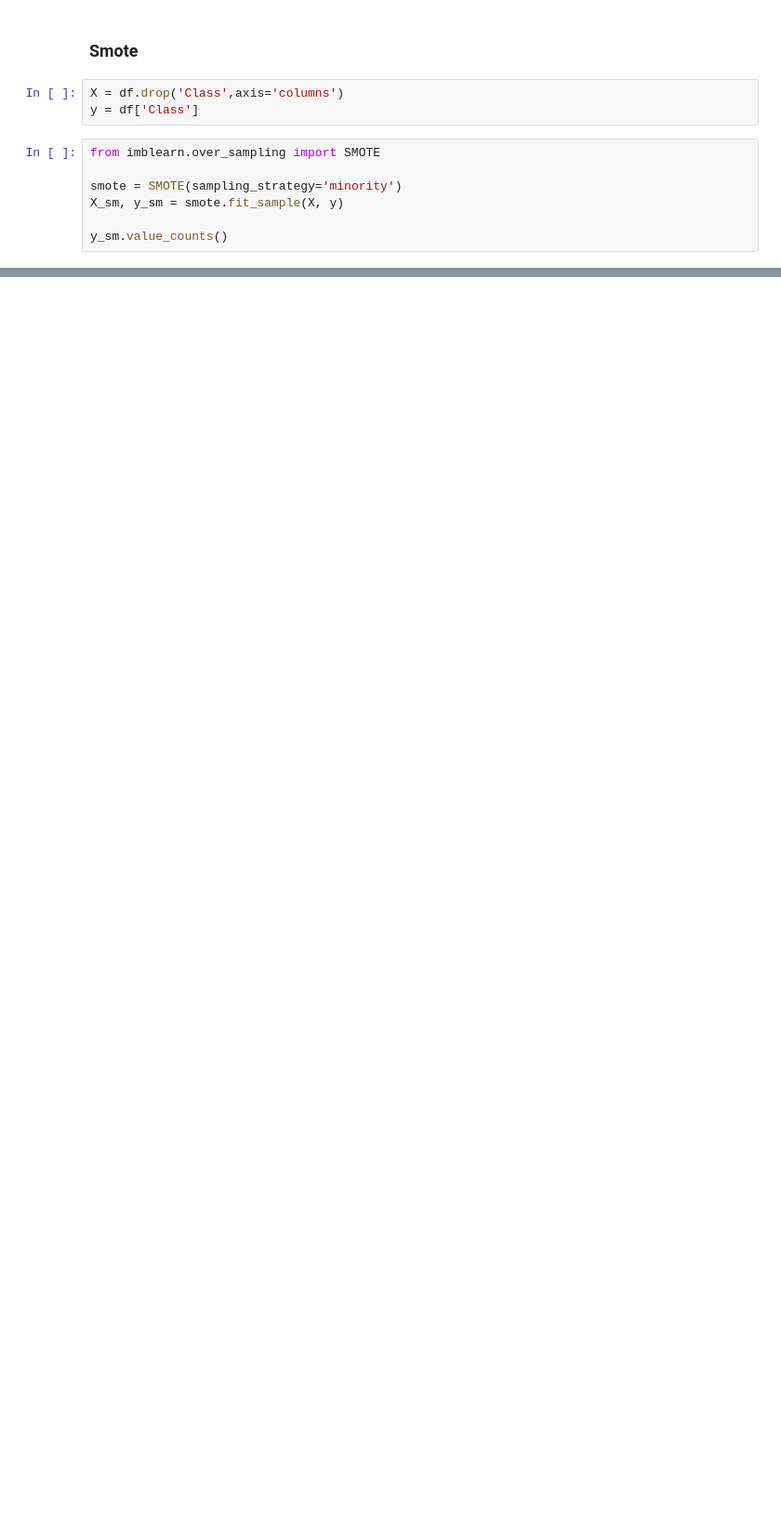
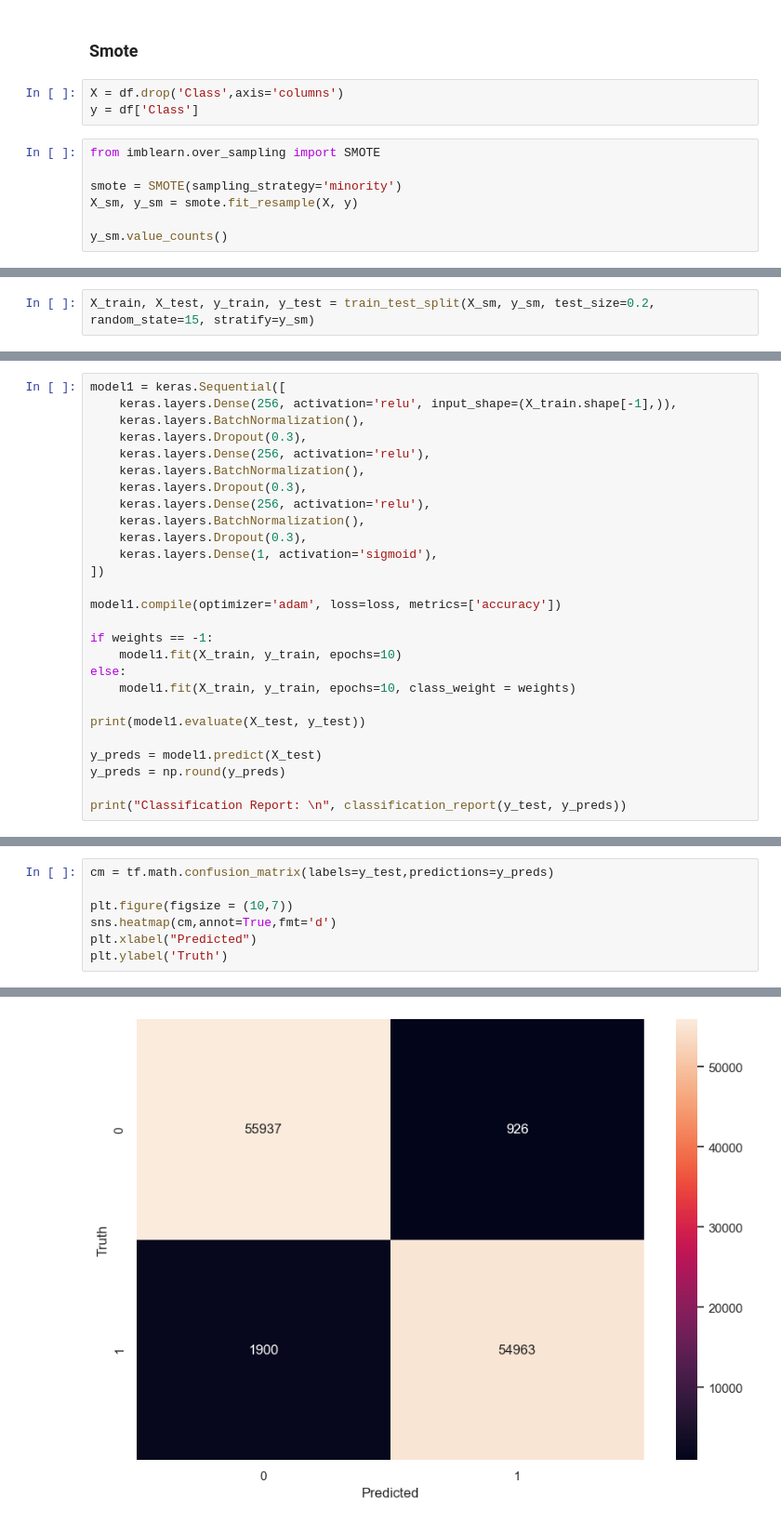
Before and after one commit to gojousatoru007/CreditRisk_ML, a Jupyter notebook: Minor_Project_PRML.ipynb, the cells around one changed output, grey strips where cells are left out. Shown: that part at 93% size. Saved outputs shown, nothing was run; the diff lists cells and outputs as text; blank space fills up the shorter version.

```diff
--- a/Minor_Project_PRML.ipynb
+++ b/Minor_Project_PRML.ipynb
@@ -352,7 +352,7 @@ y = df['Class']
 from imblearn.over_sampling import SMOTE
 
 smote = SMOTE(sampling_strategy='minority')
-X_sm, y_sm = smote.fit_sample(X, y)
+X_sm, y_sm = smote.fit_resample(X, y)
 
 y_sm.value_counts()
 # %% [output]
@@ -359,0 +362,2 @@ AttributeError: 'SMOTE' object has no attribute 'fit_sample'
+# %%
+X_train, X_test, y_train, y_test = train_test_split(X_sm, y_sm, test_size=0.2, random_state=15, stratify=y_sm)
@@ -359,0 +390,27 @@ AttributeError: 'SMOTE' object has no attribute 'fit_sample'
+# %%
+model1 = keras.Sequential([
+    keras.layers.Dense(256, activation='relu', input_shape=(X_train.shape[-1],)),
+    keras.layers.BatchNormalization(),
+    keras.layers.Dropout(0.3),
+    keras.layers.Dense(256, activation='relu'),
+    keras.layers.BatchNormalization(),
+    keras.layers.Dropout(0.3),
+    keras.layers.Dense(256, activation='relu'),
+    keras.layers.BatchNormalization(),
+    keras.layers.Dropout(0.3),
+    keras.layers.Dense(1, activation='sigmoid'),
+])
+
+model1.compile(optimizer='adam', loss=loss, metrics=['accuracy'])
+
+if weights == -1:
+    model1.fit(X_train, y_train, epochs=10)
+else:
+    model1.fit(X_train, y_train, epochs=10, class_weight = weights)
+
+print(model1.evaluate(X_test, y_test))
+
+y_preds = model1.predict(X_test)
+y_preds = np.round(y_preds)
+
+print("Classification Report: \n", classification_report(y_test, y_preds))
@@ -359,0 +451,8 @@ AttributeError: 'SMOTE' object has no attribute 'fit_sample'
+# %%
+cm = tf.math.confusion_matrix(labels=y_test,predictions=y_preds)
+
+plt.figure(figsize = (10,7))
+sns.heatmap(cm,annot=True,fmt='d')
+plt.xlabel("Predicted")
+plt.ylabel('Truth')
+# %% [output]
@@ -359,0 +460 @@ AttributeError: 'SMOTE' object has no attribute 'fit_sample'
+[figure, added]
```
Also changed, not shown: parts of 8 cells of this notebook.
